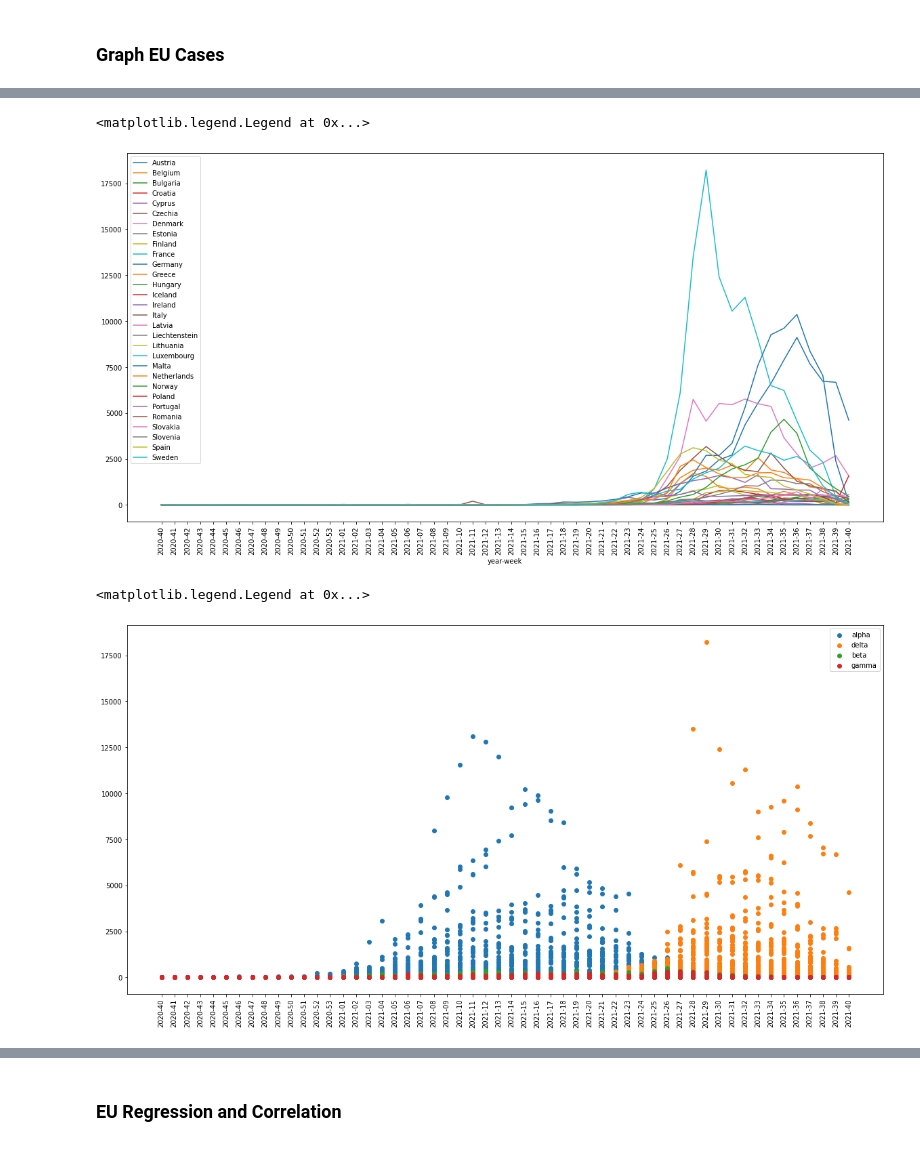
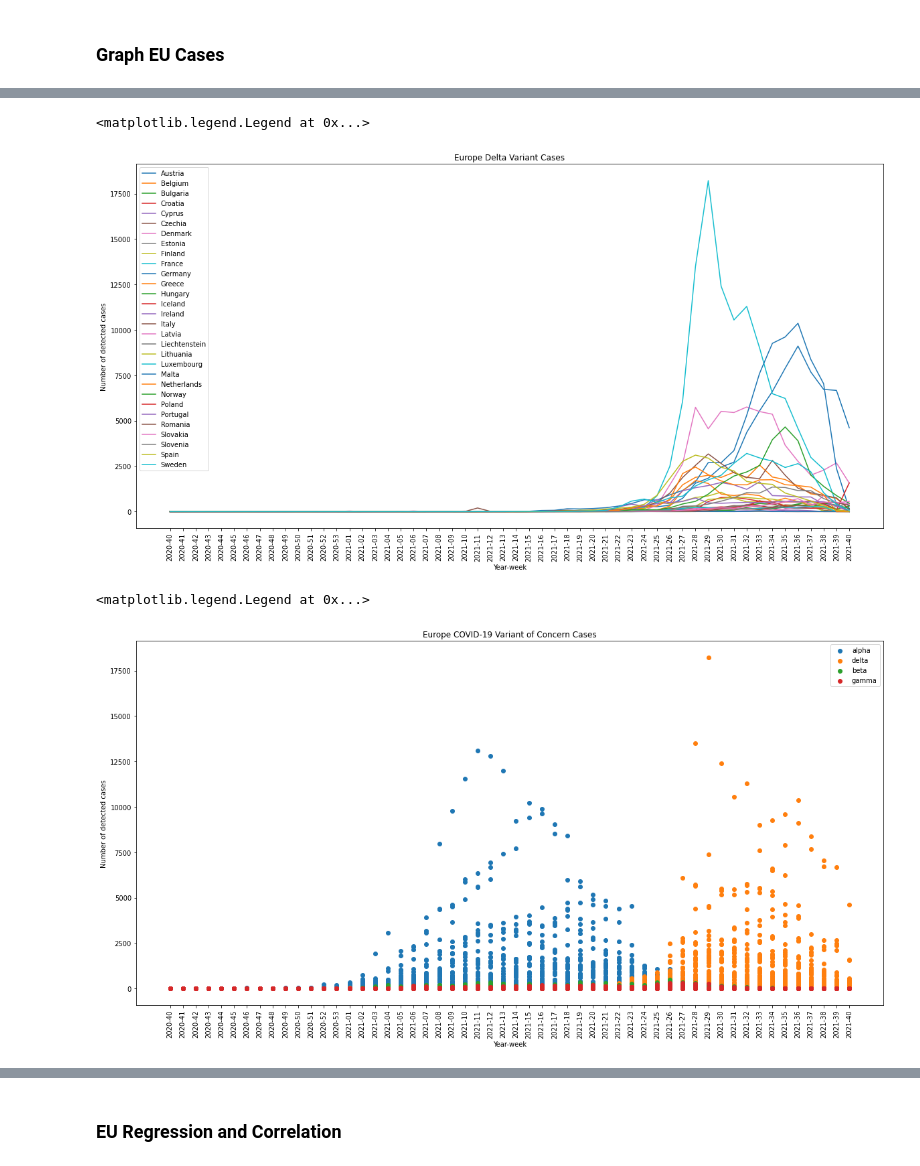
Before and after one commit to ssuntoso/stat1005-covid19-loc-time, a Jupyter notebook: Analysis_code.ipynb, the cells around one changed output, grey strips where cells are left out. Drawn from its saved outputs; the diff is of its cells as text; code cells hidden in the pictures.

```diff
--- a/Analysis_code.ipynb
+++ b/Analysis_code.ipynb
@@ -130,24 +136,29 @@ plt.legend()
 # %%
 plt.figure(figsize=(20, 10))
 plt.xticks(rotation=90)
-plt.xlabel("year-week")
+plt.xlabel("Year-week")
+plt.ylabel("Number of detected cases")
+plt.title("Europe Delta Variant Cases")
 for i in country_eu['country']:
     plot_graph(data_clean(eu_data_delta, i), i)
 plt.legend()
 # %% [output]
 <matplotlib.legend.Legend at 0x...>
-[figure, old version]
+[figure, new version]
 # %%
 plt.figure(figsize=(20, 10))
 plt.xticks(rotation=90)
+plt.xlabel("Year-week")
+plt.ylabel("Number of detected cases")
+plt.title("Europe COVID-19 Variant of Concern Cases")
 plt.scatter(eu_data_alpha.year_week, eu_data_alpha.number_detections_variant, label="alpha")
 plt.scatter(eu_data_delta.year_week, eu_data_delta.number_detections_variant, label="delta")
 plt.scatter(eu_data_beta.year_week, eu_data_beta.number_detections_variant, label="beta")
 plt.scatter(eu_data_gamma.year_week, eu_data_gamma.number_detections_variant, label="gamma")
 plt.legend()
 # %% [output]
 <matplotlib.legend.Legend at 0x...>
-[figure, old version]
+[figure, new version]
 # %% [markdown]
 ### Graph Observation Analysis
 
```
Also changed, not shown: parts of 21 cells of this notebook, 2 other files.
